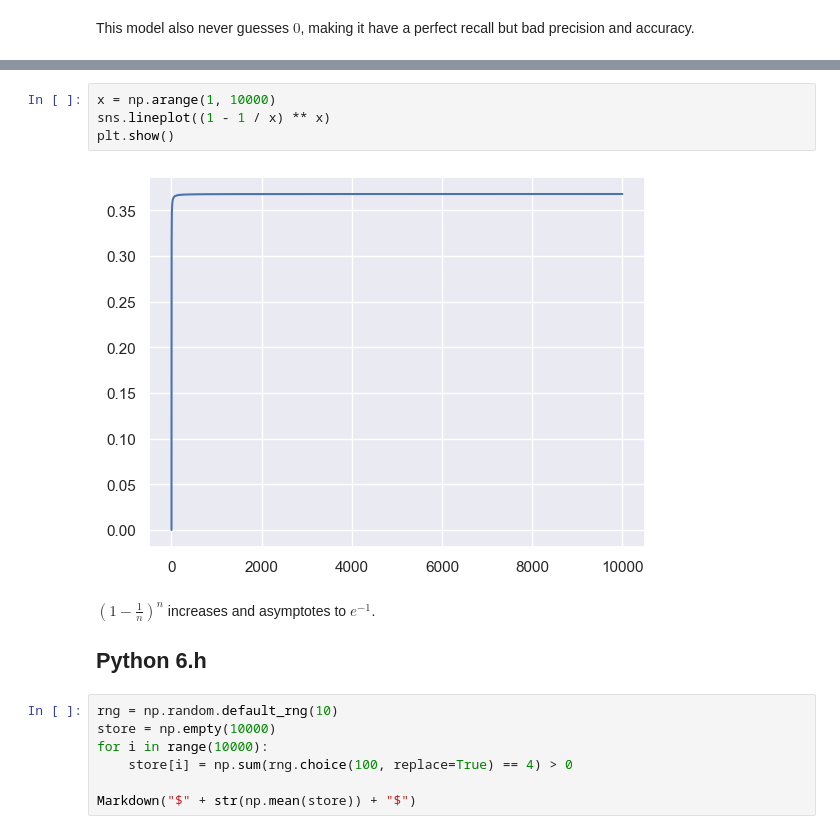
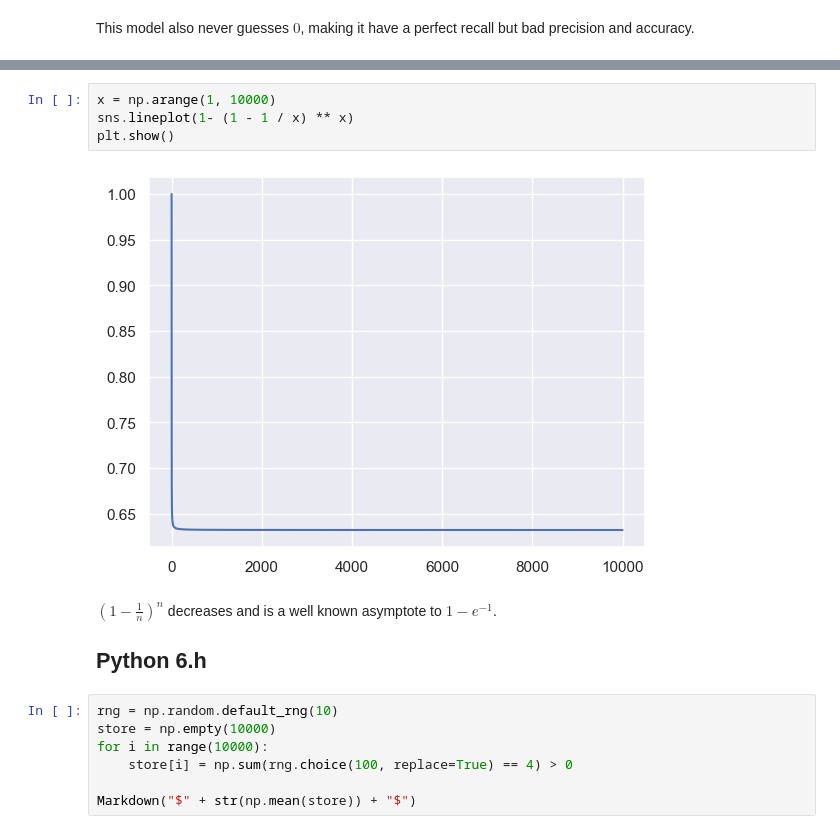
Before and after one commit to AlistairKeiller/STATS-202, a Jupyter notebook: HW 2.ipynb, the cells around one changed output, grey strips where cells are left out. Saved outputs shown, nothing was run; the diff lists cells and outputs as text.

```diff
--- a/HW 2.ipynb
+++ b/HW 2.ipynb
@@ -290,12 +290,12 @@ $\left(1-\frac{1}{n}\right)^n=\left(1-\frac{1}{10000}\right)^{10000}\approx 0.37
 ## Problem 6.g
 # %%
 x = np.arange(1, 10000)
-sns.lineplot((1 - 1 / x) ** x)
+sns.lineplot(1- (1 - 1 / x) ** x)
 plt.show()
 # %% [output]
-[figure, old version]
+[figure, new version]
 # %% [markdown]
-$\left(1-\frac{1}{n}\right)^n$ increases and asymptotes to $e^{-1}$.
+$\left(1-\frac{1}{n}\right)^n$ decreases and is a well known asymptote to $1-e^{-1}$.
 
 ## Python 6.h
 # %%
```
Also changed, not shown: parts of 16 cells of this notebook, 1 other file.
